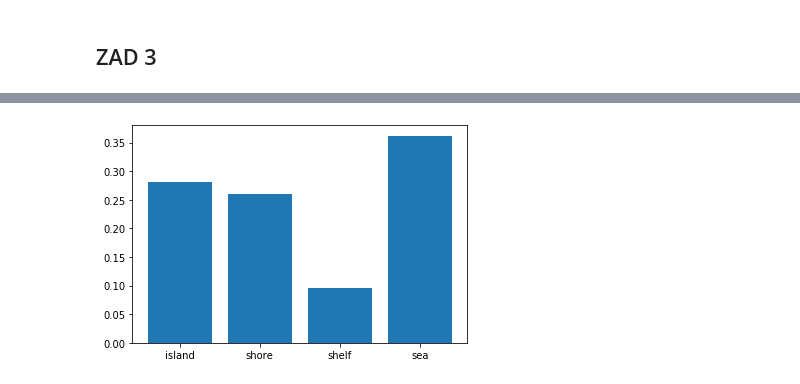
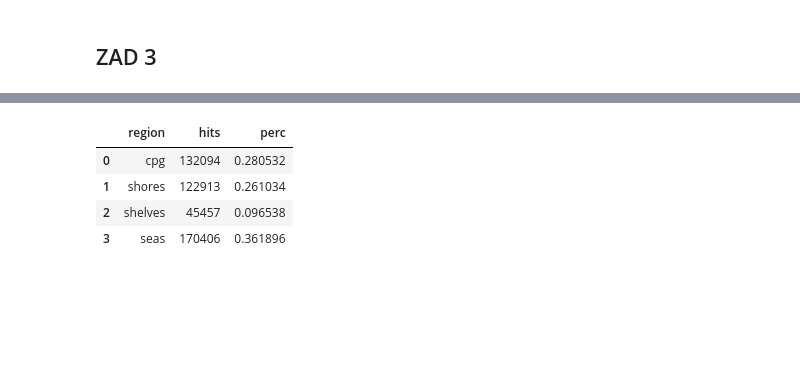
Before and after one commit to ramusz1/methylation, a Jupyter notebook: main.ipynb, the cells around one changed output, grey strips where cells are left out. Cells and saved outputs as stored; diff of their text form; code cells hidden in the pictures; blank space fills up the shorter version.

```diff
--- a/main.ipynb
+++ b/main.ipynb
@@ -208,16 +86,2 @@ save_ranges_of_type(ranges_of_chromosomes, 'sea', 'my_seas.bed')
 # %% [markdown]
 ## ZAD 2
-# %%
-# read methylation
-
-import pybedtools
-
-def parse_point(entry):
-    return ChrPoint(entry[0], (int(entry[1]) + int(entry[2])) // 2)
-
-methylation = pybedtools.BedTool('wgEncodeHaibMethyl450A549Etoh02SitesRep1.bed.gz')
-methylation_coords = [ parse_point(entry) for entry in methylation]
-methylation_coords = filter_autosomal(methylation_coords)
-
-for point in methylation_coords[:10]:
-    print(point)
@@ -234,0 +88,16 @@ chr15 at 23034472
+# %%
+def parse_point(entry):
+    split = entry.split()
+    middle = (int(split[1]) + int(split[2])) // 2
+    return f'{split[0]}\t{middle}\t{middle+1}'
+
+with open('wgEncodeHaibMethyl450A549Etoh02SitesRep1.bed', 'r') as f:
+    methylations = [parse_point(line) for line in f.readlines()]
+    methylations = pbt.BedTool('\n'.join(methylations), from_string=True)
+
+methylations = pbt.BedTool(filter_autosomal(methylations))
+
+methylations = methylations.sort()
+
+for point in methylations[::1000]:
+    print(point)
@@ -296,11 +124,20 @@ print(hits_stats_percents)
-# %%
-# plot results
-
-import matplotlib.pyplot as plt
-
-plt.bar(range(len(hits_stats_percents)), list(hits_stats_percents.values()), align='center')
-plt.xticks(range(len(hits_stats_percents)), list(hits_stats_percents.keys()))
-
-plt.show()
-# %% [output]
-[figure, removed]
+# %%
+# calcuate stats about methylation position
+def get_hits(region_name, methylations):
+    regions = pbt.BedTool(f'{region_name}.bed')
+    return regions.intersect(methylations).count()
+
+
+import pandas as pd
+df = pd.DataFrame({'region': ['cpg', 'shores', 'shelves', 'seas']})
+
+df['hits'] = df['region'].apply(lambda region_name: get_hits(region_name, methylations))
+
+df['perc'] = df['hits'] / sum(df['hits'])
+df
+# %% [output]
+|  | region | hits | perc |
+| 0 | cpg | 132094 | 0.280532 |
+| 1 | shores | 122913 | 0.261034 |
+| 2 | shelves | 45457 | 0.096538 |
+| 3 | seas | 170406 | 0.361896 |
```
Also changed, not shown: parts of 18 cells of this notebook.
